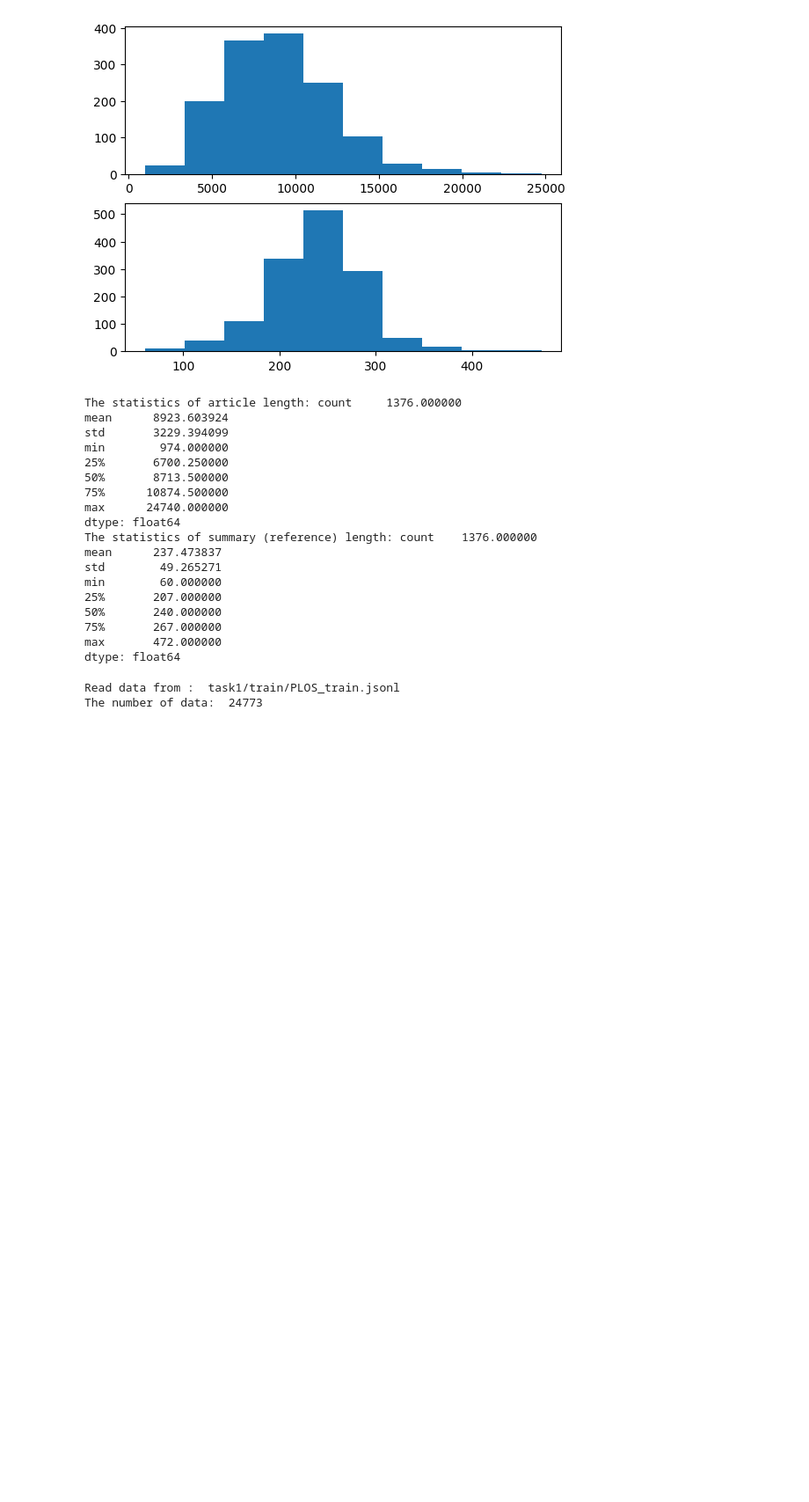
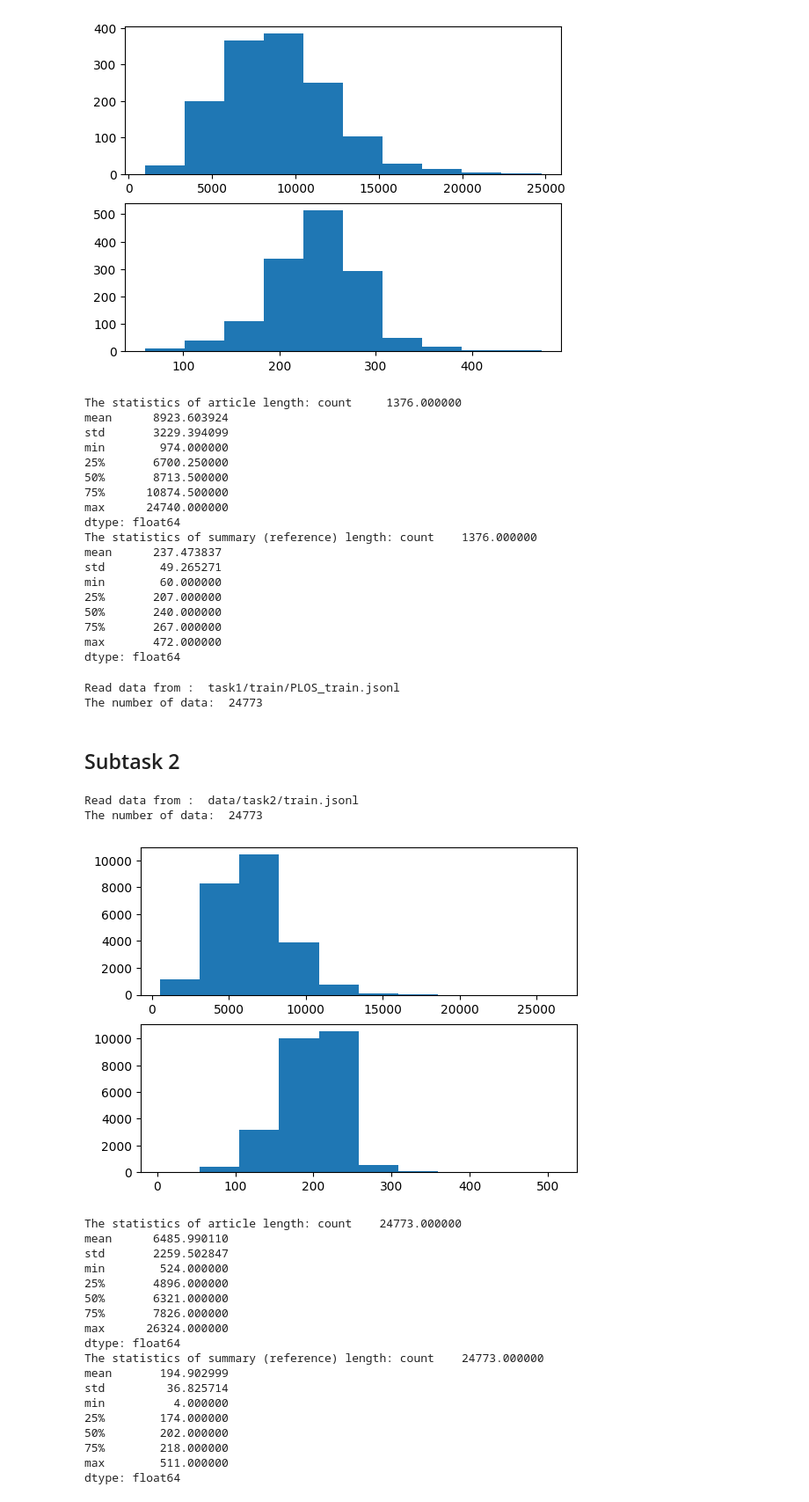
Before and after one commit to xinzhel/bio_lay_summ, a Jupyter notebook: analyze_data.ipynb, the cells around one changed output. Shown: that part at 88% size. Saved outputs shown, nothing was run; the diff lists cells and outputs as text; code cells hidden in the pictures; blank space fills up the shorter version.

```diff
--- a/analyze_data.ipynb
+++ b/analyze_data.ipynb
@@ -198,3 +243,33 @@ with open("PLOS_train_summary.txt", "w") as f:
 # %% [output]
 Read data from :  task1/train/PLOS_train.jsonl
 The number of data:  24773
+# %% [markdown]
+## Subtask 2
+# %%
+file_path = "data/task2/train.jsonl"
+
+articles, summaries = read_data(file_path)
+print_statitiscs(articles, summaries, target='word_lengths')
+# print_statitiscs(articles, summaries, target='token_lengths')
+# %% [output]
+Read data from :  data/task2/train.jsonl
+The number of data:  24773
+[figure, added]
+The statistics of article length: count    24773.000000
+mean      6485.990110
+std       2259.502847
+min        524.000000
+25%       4896.000000
+50%       6321.000000
+75%       7826.000000
+max      26324.000000
+dtype: float64
+The statistics of summary (reference) length: count    24773.000000
+mean       194.902999
+std         36.825714
+min          4.000000
+25%        174.000000
+50%        202.000000
+75%        218.000000
+max        511.000000
+dtype: float64
```
Also changed, not shown: parts of 11 cells of this notebook, 1 other file.
